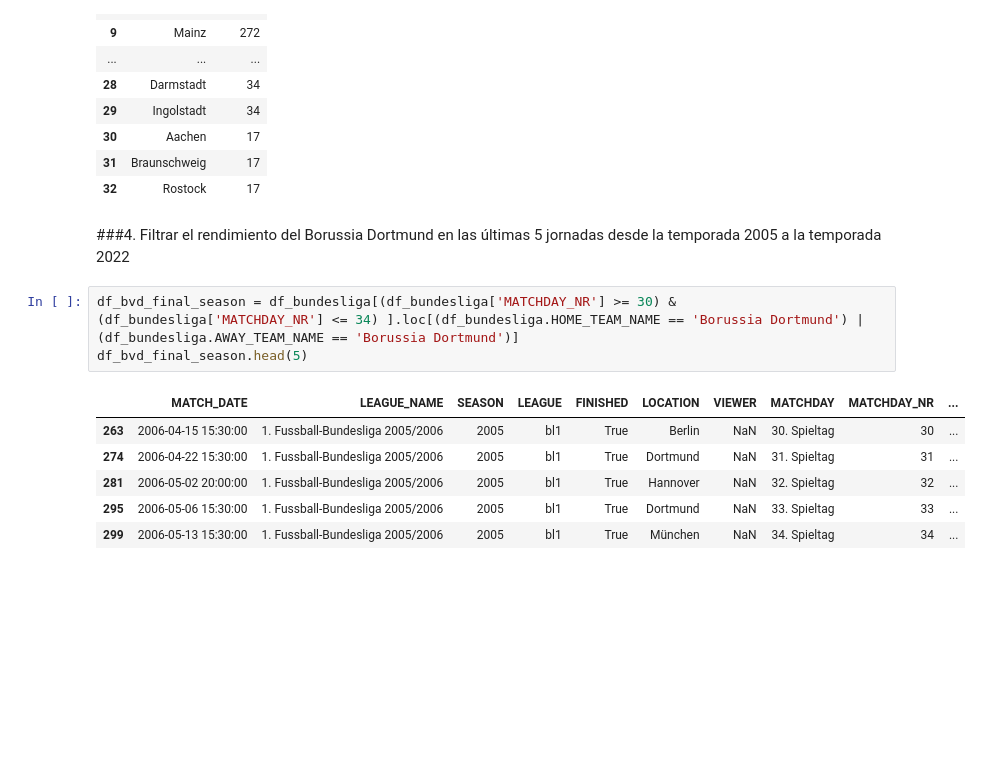
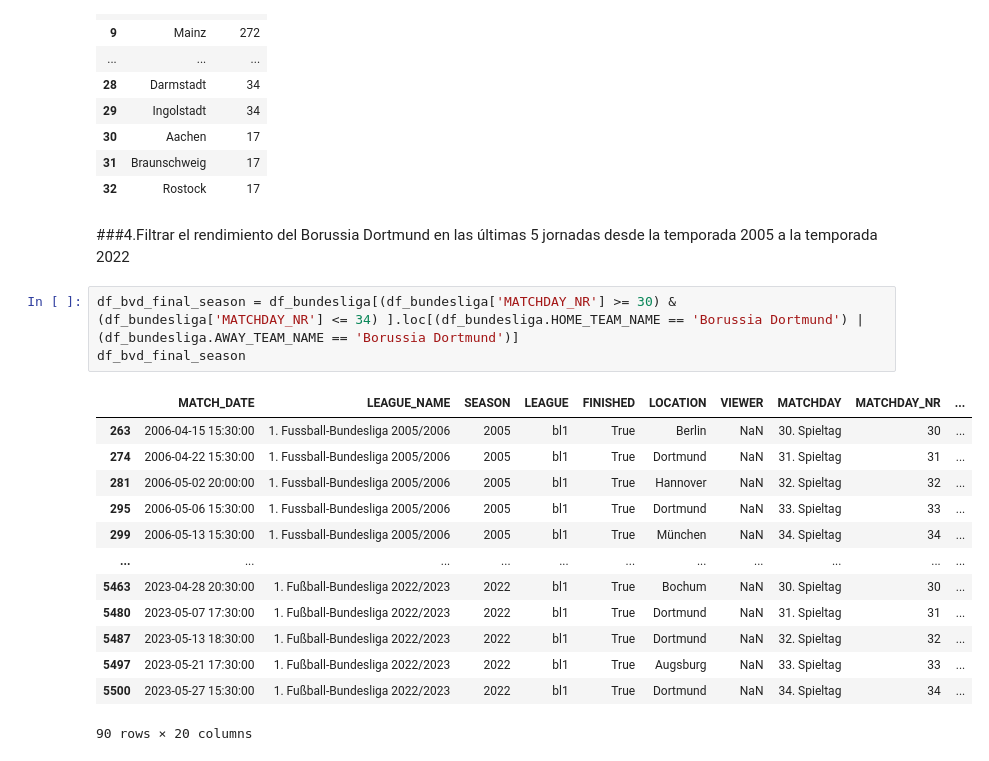
Before and after one commit to OmarFloresPTY/Pandas_Bundesliga_Analisis, a Jupyter notebook: bundesliga_2005_to_2023_season.ipynb, the cells around one changed output. Saved outputs shown, nothing was run; the diff lists cells and outputs as text; blank space fills up the shorter version.

```diff
--- a/bundesliga_2005_to_2023_season.ipynb
+++ b/bundesliga_2005_to_2023_season.ipynb
@@ -169,14 +169,21 @@ df_location_count
 | 31 | Braunschweig | 17 |
 | 32 | Rostock | 17 |
 # %% [markdown]
-###4. Filtrar el rendimiento del Borussia Dortmund en las últimas 5 jornadas desde la temporada 2005 a la temporada 2022
+###4.Filtrar el rendimiento del Borussia Dortmund en las últimas 5 jornadas desde la temporada 2005 a la temporada 2022
 # %%
 df_bvd_final_season = df_bundesliga[(df_bundesliga['MATCHDAY_NR'] >= 30) & (df_bundesliga['MATCHDAY_NR'] <= 34) ].loc[(df_bundesliga.HOME_TEAM_NAME == 'Borussia Dortmund') | (df_bundesliga.AWAY_TEAM_NAME == 'Borussia Dortmund')]
-df_bvd_final_season.head(5)
+df_bvd_final_season
 # %% [output]
 |  | MATCH_DATE | LEAGUE_NAME | SEASON | LEAGUE | FINISHED | LOCATION | VIEWER | MATCHDAY | MATCHDAY_NR | ... |
 | 263 | 2006-04-15 15:30:00 | 1. Fussball-Bundesliga 2005/2006 | 2005 | bl1 | True | Berlin | NaN | 30. Spieltag | 30 | ... |
 | 274 | 2006-04-22 15:30:00 | 1. Fussball-Bundesliga 2005/2006 | 2005 | bl1 | True | Dortmund | NaN | 31. Spieltag | 31 | ... |
 | 281 | 2006-05-02 20:00:00 | 1. Fussball-Bundesliga 2005/2006 | 2005 | bl1 | True | Hannover | NaN | 32. Spieltag | 32 | ... |
 | 295 | 2006-05-06 15:30:00 | 1. Fussball-Bundesliga 2005/2006 | 2005 | bl1 | True | Dortmund | NaN | 33. Spieltag | 33 | ... |
 | 299 | 2006-05-13 15:30:00 | 1. Fussball-Bundesliga 2005/2006 | 2005 | bl1 | True | München | NaN | 34. Spieltag | 34 | ... |
+| ... | ... | ... | ... | ... | ... | ... | ... | ... | ... | ... |
+| 5463 | 2023-04-28 20:30:00 | 1. Fußball-Bundesliga 2022/2023 | 2022 | bl1 | True | Bochum | NaN | 30. Spieltag | 30 | ... |
+| 5480 | 2023-05-07 17:30:00 | 1. Fußball-Bundesliga 2022/2023 | 2022 | bl1 | True | Dortmund | NaN | 31. Spieltag | 31 | ... |
+| 5487 | 2023-05-13 18:30:00 | 1. Fußball-Bundesliga 2022/2023 | 2022 | bl1 | True | Dortmund | NaN | 32. Spieltag | 32 | ... |
+| 5497 | 2023-05-21 17:30:00 | 1. Fußball-Bundesliga 2022/2023 | 2022 | bl1 | True | Augsburg | NaN | 33. Spieltag | 33 | ... |
+| 5500 | 2023-05-27 15:30:00 | 1. Fußball-Bundesliga 2022/2023 | 2022 | bl1 | True | Dortmund | NaN | 34. Spieltag | 34 | ... |
+90 rows × 20 columns
```
Also changed, not shown: parts of 2 cells of this notebook.
